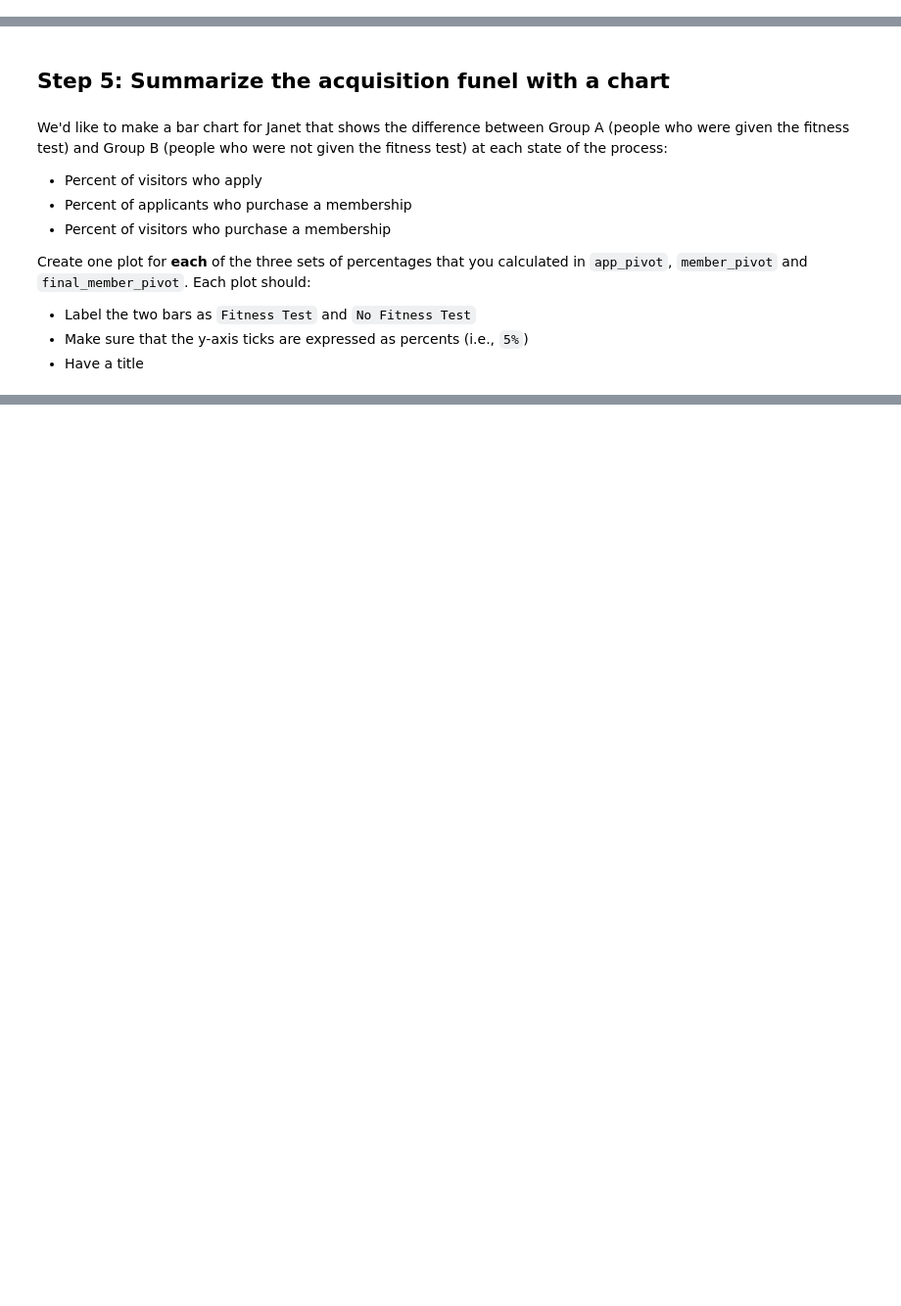
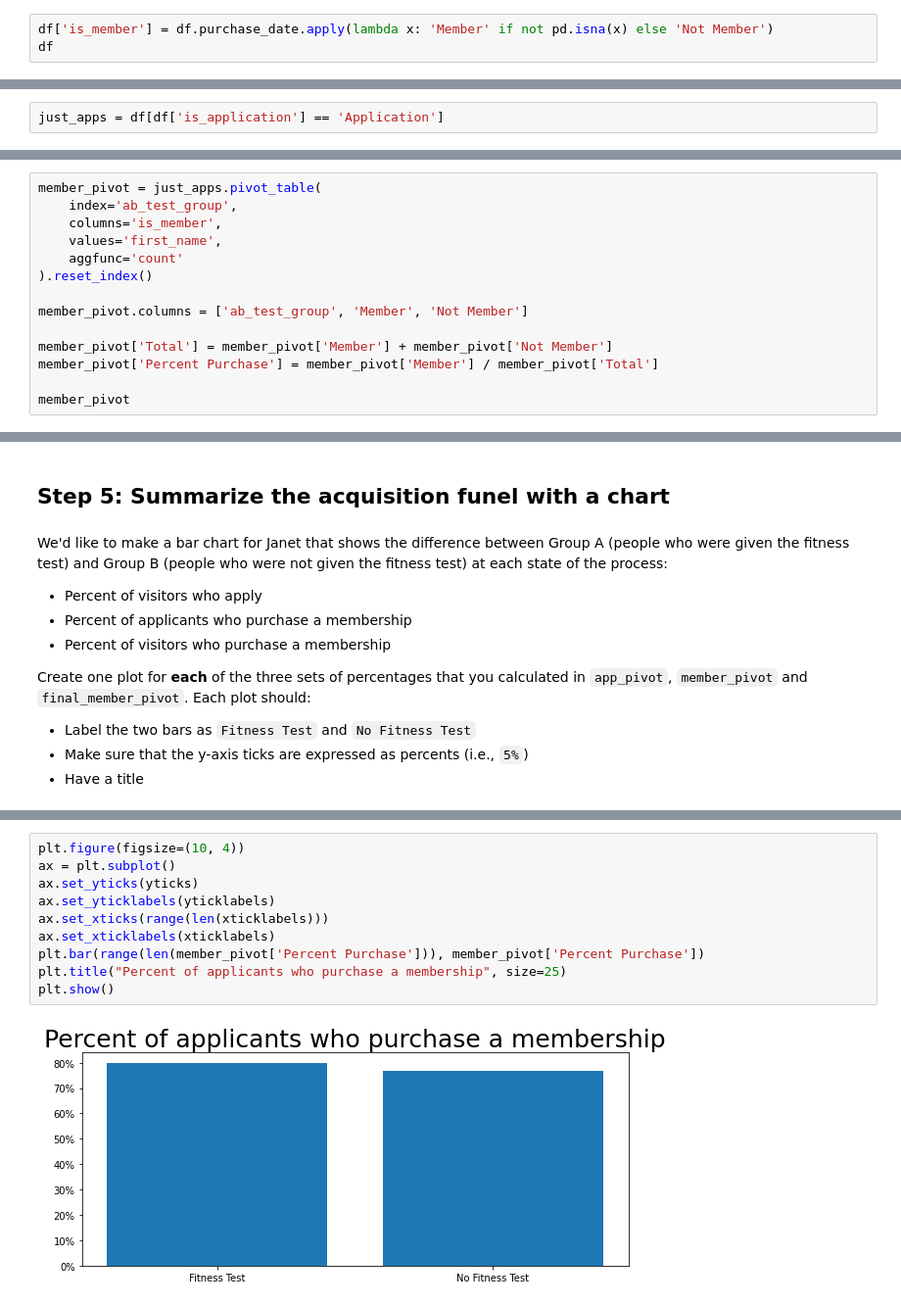
Before and after one commit to Klaynie/Learning-Python, a Jupyter notebook: Learning-Python/Codecademy/MuscleHub/musclehub.ipynb, the cells around one changed output, grey strips where cells are left out. Shown at 98% size. Drawn from its saved outputs; the diff is of its cells as text; blank space fills up the shorter version.

```diff
--- a/Learning-Python/Codecademy/MuscleHub/musclehub.ipynb
+++ b/Learning-Python/Codecademy/MuscleHub/musclehub.ipynb
@@ -357,3 +357,6 @@ pvalue
 Of those who picked up an application, how many purchased a membership?
 
 Let's begin by adding a column to `df` called `is_member` which is `Member` if `purchase_date` is not `None`, and `Not Member` otherwise.
+# %%
+df['is_member'] = df.purchase_date.apply(lambda x: 'Member' if not pd.isna(x) else 'Not Member')
+df
@@ -360,5 +377,7 @@ Let's begin by adding a column to `df` called `is_member` which is `Member` if `
 # %% [markdown]
 Now, let's create a DataFrame called `just_apps` the contains only people who picked up an application.
+# %%
+just_apps = df[df['is_application'] == 'Application']
 # %% [markdown]
 Great! Now, let's do a `groupby` to find out how many people in `just_apps` are and aren't members from each group.  Follow the same process that we did in Step 4, including pivoting the data.  You should end up with a DataFrame that looks like this:
 
@@ -368,3 +387,17 @@ Great! Now, let's do a `groupby` to find out how many people in `just_apps` are
 |1|B|?|?|?|?|
 
 Save your final DataFrame as `member_pivot`.
+# %%
+member_pivot = just_apps.pivot_table(
+    index='ab_test_group',
+    columns='is_member',
+    values='first_name',
+    aggfunc='count'
+).reset_index()
+
+member_pivot.columns = ['ab_test_group', 'Member', 'Not Member']
+
+member_pivot['Total'] = member_pivot['Member'] + member_pivot['Not Member']
+member_pivot['Percent Purchase'] = member_pivot['Member'] / member_pivot['Total']
+
+member_pivot
@@ -400,0 +510,12 @@ Create one plot for **each** of the three sets of percentages that you calculate
+# %%
+plt.figure(figsize=(10, 4))
+ax = plt.subplot()
+ax.set_yticks(yticks)
+ax.set_yticklabels(yticklabels)
+ax.set_xticks(range(len(xticklabels)))
+ax.set_xticklabels(xticklabels)
+plt.bar(range(len(member_pivot['Percent Purchase'])), member_pivot['Percent Purchase'])
+plt.title("Percent of applicants who purchase a membership", size=25)
+plt.show()
+# %% [output]
+[figure, added]
```
Also changed, not shown: parts of 10 cells of this notebook.
